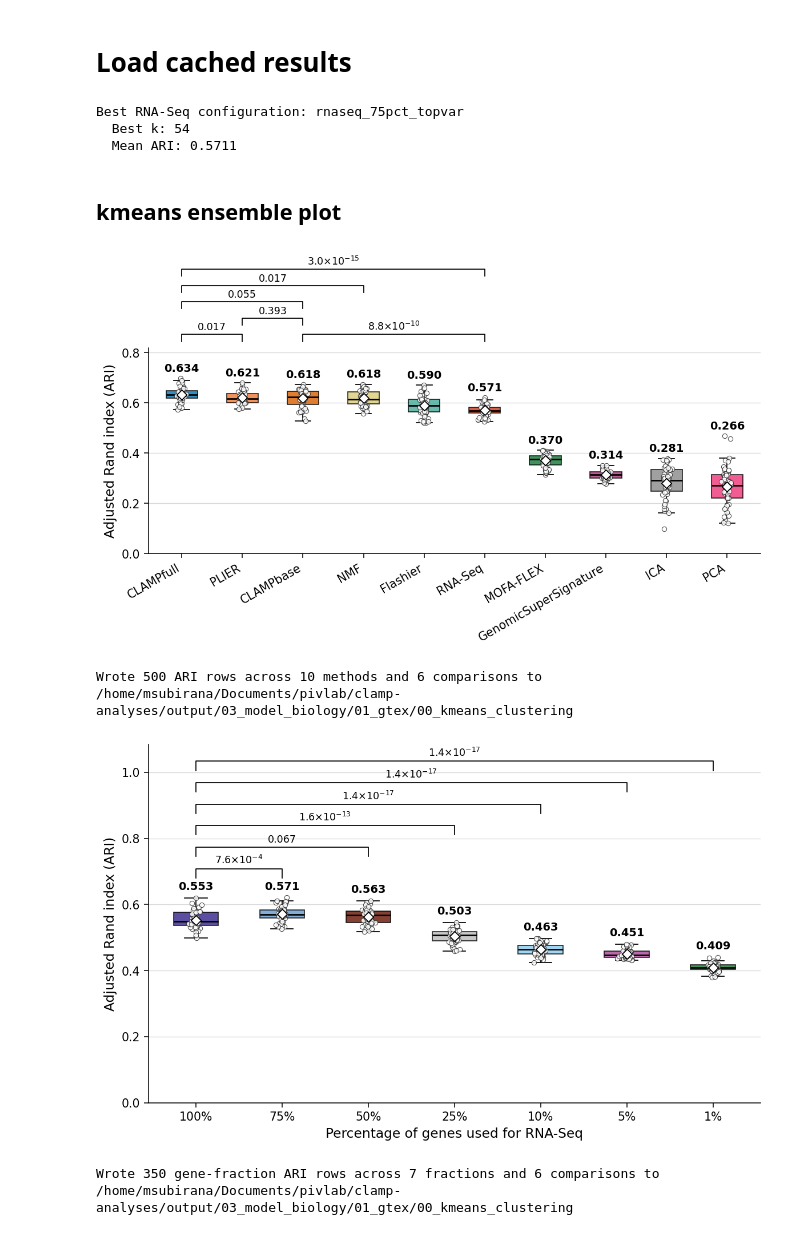
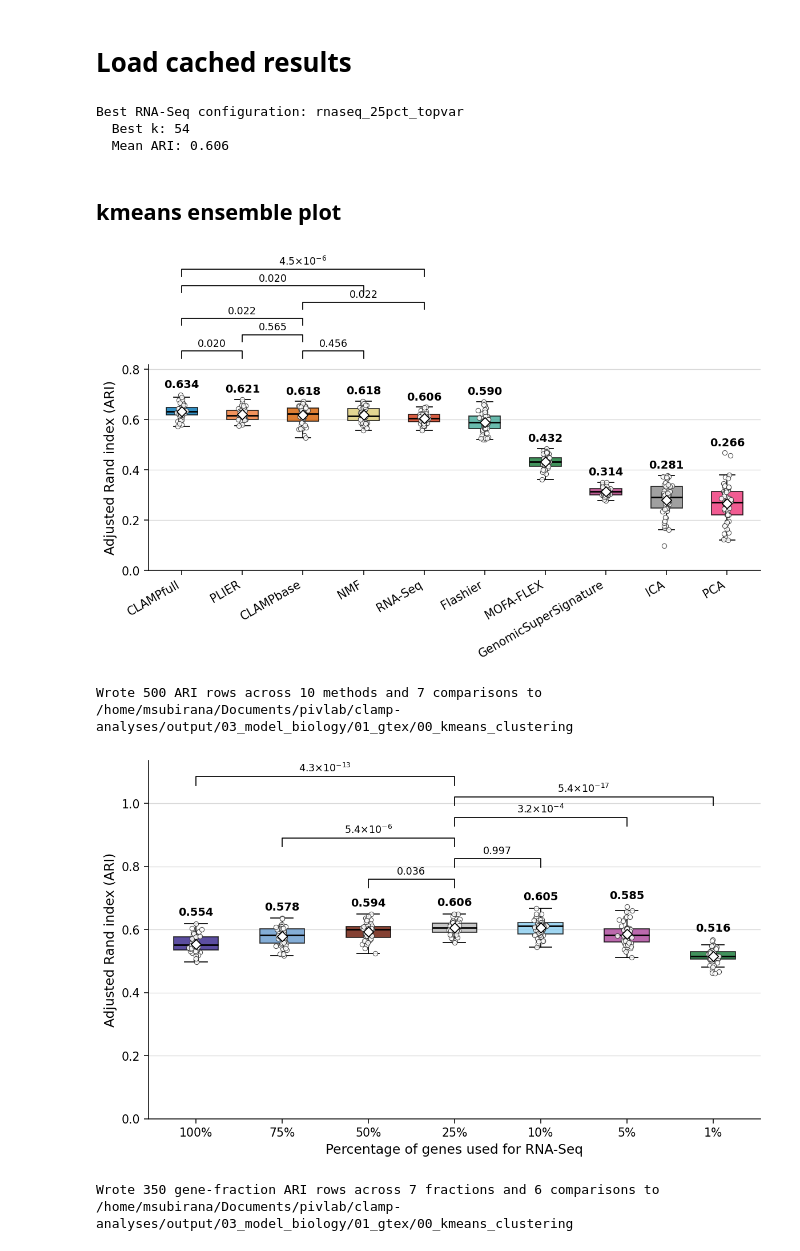
Before and after one commit to pivlab/clamp-analyses, a Jupyter notebook: nbs/03_model_biology/01_gtex/00_kmeans_clustering.executed.ipynb, the cells around one changed output. Drawn from its saved outputs; the diff is of its cells as text; code cells hidden in the pictures.

Commit message:
gtex code revision

```diff
--- a/nbs/03_model_biology/01_gtex/00_kmeans_clustering.executed.ipynb
+++ b/nbs/03_model_biology/01_gtex/00_kmeans_clustering.executed.ipynb
@@ -25,11 +30,9 @@ MODEL_COLORS = _cfg["MODEL_COLORS"]
 RNASEQ_FRACTION_COLORS = _cfg["RNASEQ_FRACTION_COLORS"]
 
 def get_model_color(model_name):
-    """Get consistent color for a model name."""
     return MODEL_COLORS.get(model_name, "#333333")
 
 def get_fraction_color(fraction_label):
-    """Get consistent color for RNA-Seq fraction label."""
     return RNASEQ_FRACTION_COLORS.get(str(fraction_label), "#333333")
 # %% [markdown]
 # Load cached results
@@ -39,7 +42,6 @@ with open(here("workflow/config/gtex.yaml"), "r") as f:
 
 KMEANS_CACHE_DIR = Path(here(f"{GTEX_CONFIG['paths']['biology']}/00_kmeans_clustering/kmeans_results"))
 
-# cache_key -> variable suffix used by the ensemble plot below
 METHOD_CACHE_KEYS = {
     "CLAMP_base": "gtex_CLAMP_base_kmeans",
     "CLAMP_full": "gtex_CLAMPfull_kmeans",
@@ -57,9 +59,7 @@ for suffix, cache_key in METHOD_CACHE_KEYS.items():
         results = pickle.load(f)
     globals()[f"best_k_gtex_{suffix}_kmeans_results_df"] = results["best_k_results_df"]
 
-# RNA-Seq gene-fraction sweep: pick the best-ARI fraction as "the" RNA-Seq result,
-# and keep all fractions for the gene-subsampling comparison plot.
-with open(KMEANS_CACHE_DIR / "gtex_rnaseq_topvar_results.pkl", "rb") as f:
+with open(KMEANS_CACHE_DIR / "gtex_rnaseq_topvar_tpm_variance_results.pkl", "rb") as f:
     rnaseq_topvar_results = pickle.load(f)
 
 best_mean_ari = -1
@@ -72,7 +72,7 @@ for run_label, results in rnaseq_topvar_results.items():
 
 print(f"Best RNA-Seq configuration: {best_run_label}")
 print(f"  Best k: {rnaseq_topvar_results[best_run_label]['best_k']}")
-print(f"  Mean ARI: {best_mean_ari:.4f}")
+print(f"  Mean ARI: {best_mean_ari:.3f}")
 
 best_k_gtex_rnaseq_kmeans_results_df = rnaseq_topvar_results[best_run_label]["best_k_results_df"]
 
@@ -84,9 +84,9 @@ for run_label, results in rnaseq_topvar_results.items():
     df["frac"] = frac
     best_k_rnaseq_results[run_label] = df
 # %% [output]
-Best RNA-Seq configuration: rnaseq_75pct_topvar
+Best RNA-Seq configuration: rnaseq_25pct_topvar
   Best k: 54
-  Mean ARI: 0.5711
+  Mean ARI: 0.606
 # %% [markdown]
 ## kmeans ensemble plot
 # %%
@@ -95,7 +95,7 @@ import numpy as np
 import matplotlib as mpl
 import matplotlib.pyplot as plt
 from matplotlib.ticker import MultipleLocator
-from scipy.stats import mannwhitneyu
+from scipy.stats import mannwhitneyu, wilcoxon
 
 mpl.rcParams.update({
     "figure.dpi": 140,
@@ -165,10 +165,6 @@ means = {
     for name in datasets
 }
 
-# Method order: CLAMPfull, PLIER, CLAMPbase, NMF pinned first, in that exact
-# order -- their means sit within ~0.02 ARI of each other, so a pure
-# descending-mean sort put NMF ahead of CLAMPbase on a coin-flip margin.
-# Everything else still falls in after them by descending mean ARI.
 PINNED_ORDER = ["CLAMPfull", "PLIER", "CLAMPbase", "NMF"]
 
 def order_key(name):
@@ -197,10 +193,10 @@ def bh_adjust(pvals):
     return adj
 
 def mw_p_greater(a, b):
-    return mannwhitneyu(a, b, alternative="greater").pvalue
+    return wilcoxon(a, b, alternative="greater").pvalue
 
 def mw_p_two_sided(a, b):
-    return mannwhitneyu(a, b, alternative="two-sided").pvalue
+    return wilcoxon(a, b, alternative="two-sided").pvalue
 
 def format_q(q):
     if q >= 1e-3:
@@ -209,7 +205,6 @@ def format_q(q):
     coeff = q / (10 ** exponent)
     return rf"{coeff:.1f}$\times$10$^{{{exponent}}}$"
 
-# Specific comparisons to draw
 specific_pairs = [
     ("CLAMPfull", "PLIER"),
     ("CLAMPfull", "CLAMPbase"),
@@ -217,13 +212,10 @@ specific_pairs = [
     ("CLAMPbase", "RNA-Seq"),
     ("CLAMPfull", "NMF"),
     ("CLAMPbase", "PLIER"),
+    ("CLAMPbase", "NMF"),
 ]
 available_pairs = [(a, b) for a, b in specific_pairs if a in labels and b in labels]
 
-# Brackets on the figure stay one-sided (mw_p_greater), consistent with the
-# a-priori CLAMP-outperforms-baseline hypothesis used throughout this
-# notebook. Two-sided p/q are computed alongside and exported in the next
-# cell for anyone auditing directionality, not drawn on the plot itself.
 raw_pvals = [
     mw_p_greater(data[labels.index(a)], data[labels.index(b)])
     for a, b in available_pairs
@@ -326,7 +318,6 @@ def draw_bracket(ax, x1, x2, y, h, text):
 xpos = {lab: pos for lab, pos in zip(labels, positions)}
 
 def assign_bracket_tiers(pairs_with_labels):
-    """Greedily stack (a, b) brackets into non-overlapping tiers, sorted by x-span then q."""
     rows = [
         {"a": a, "b": b, "left": l, "right": r, "q": q, "span": r - l}
         for a, b, l, r, q in pairs_with_labels
@@ -362,9 +353,8 @@ fig.subplots_adjust(left=0.11, right=0.98, bottom=0.22, top=0.68)
 
 plt.show()
 # %% [output]
-[figure, old version]
+[figure, new version]
 # %%
-# Export ARI data + comparisons for downstream publication panels
 ARI_EXPORT_DIR = Path(here("output/03_model_biology/01_gtex/00_kmeans_clustering"))
 ARI_EXPORT_DIR.mkdir(parents=True, exist_ok=True)
 
@@ -374,9 +364,6 @@ ari_export_df = pd.DataFrame({
 })
 ari_export_df.to_csv(ARI_EXPORT_DIR / "ari_data.csv", index=False)
 
-# "q" (one-sided) is what the figure's brackets draw and what supp1.ipynb's
-# Panel G reads. p_raw/q_two_sided are additional columns for auditing
-# directionality; downstream consumers only require a/b/q to exist.
 ari_comparisons_df = pd.DataFrame({
     "a": [a for a, b in available_pairs],
     "b": [b for a, b in available_pairs],
@@ -390,15 +377,8 @@ ari_comparisons_df.to_csv(ARI_EXPORT_DIR / "ari_comparisons.csv", index=False)
 print(f"Wrote {len(ari_export_df)} ARI rows across {ari_export_df['method'].nunique()} "
       f"methods and {len(ari_comparisons_df)} comparisons to {ARI_EXPORT_DIR}")
 # %% [output]
-Wrote 500 ARI rows across 10 methods and 6 comparisons to /home/msubirana/Documents/pivlab/clamp-analyses/output/03_model_biology/01_gtex/00_kmeans_clustering
+Wrote 500 ARI rows across 10 methods and 7 comparisons to /home/msubirana/Documents/pivlab/clamp-analyses/output/03_model_biology/01_gtex/00_kmeans_clustering
 # %%
-# RNA-Seq Gene Subsampling Comparison Plot
-# Styled to match the ensemble ARI benchmark plot above: same box/jitter/
-# diamond-mean visuals and BH-adjusted bracket helpers (bh_adjust, format_q,
-# draw_bracket, assign_bracket_tiers), reused as-is from that cell. The
-# significance test itself is two-sided here (unlike the one-sided
-# mw_p_greater used above), since we're testing whether ARI differs at all
-# between 100% of genes and each subsampled fraction, not assuming a direction.
 fraction_order = [1.0, 0.75, 0.50, 0.25, 0.10, 0.05, 0.01]
 fraction_labels = ["100%", "75%", "50%", "25%", "10%", "5%", "1%"]
 
@@ -481,36 +461,34 @@ ax.set_axisbelow(True)
 ax.spines["top"].set_visible(False)
 ax.spines["right"].set_visible(False)
 
-# Compare 100% vs each other fraction: two-sided, BH-adjusted, using the same
-# bracket-layout helpers as the ensemble plot above.
-top_label = fraction_labels[0]
-pairs = [(top_label, label) for label in fraction_labels[1:]]
+reference_label = "25%"
+pairs = [(reference_label, label) for label in fraction_labels if label != reference_label]
 raw_pvals = [mw_p_two_sided(aggregated_data[a], aggregated_data[b]) for a, b in pairs]
 qvals = bh_adjust(raw_pvals)
 comparisons_to_draw = [(a, b, q) for (a, b), q in zip(pairs, qvals)]
 
 xpos = {label: i + 1 for i, label in enumerate(fraction_labels)}
 pairs_with_labels = [
     (a, b, *sorted([xpos[a], xpos[b]]), q) for a, b, q in comparisons_to_draw
 ]
 tier_by_pair = {(r["a"], r["b"]): r["tier"] for r in assign_bracket_tiers(pairs_with_labels)}
 
 data_max = max(vals.max() for vals in data)
 Y_BASE, Y_STEP, h = data_max + 0.06, 0.065, 0.028
 n_tiers = max(tier_by_pair.values()) + 1
 y_max = Y_BASE + (n_tiers - 1) * Y_STEP + h + 0.05
 
 for a, b, q in comparisons_to_draw:
     x1, x2 = sorted([xpos[a], xpos[b]])
     y = Y_BASE + tier_by_pair[(a, b)] * Y_STEP
     draw_bracket(ax, x1, x2, y, h, format_q(q))
 
 ax.set_ylim(0, y_max)
 ax.yaxis.set_major_locator(MultipleLocator(0.2))
 
 fig.subplots_adjust(left=0.11, right=0.98, bottom=0.15, top=0.95)
 
 plt.show()
 # %% [output]
-[figure, old version]
+[figure, new version]
 # %%
```
Also changed, not shown: parts of 2 cells of this notebook, 34 other files.
